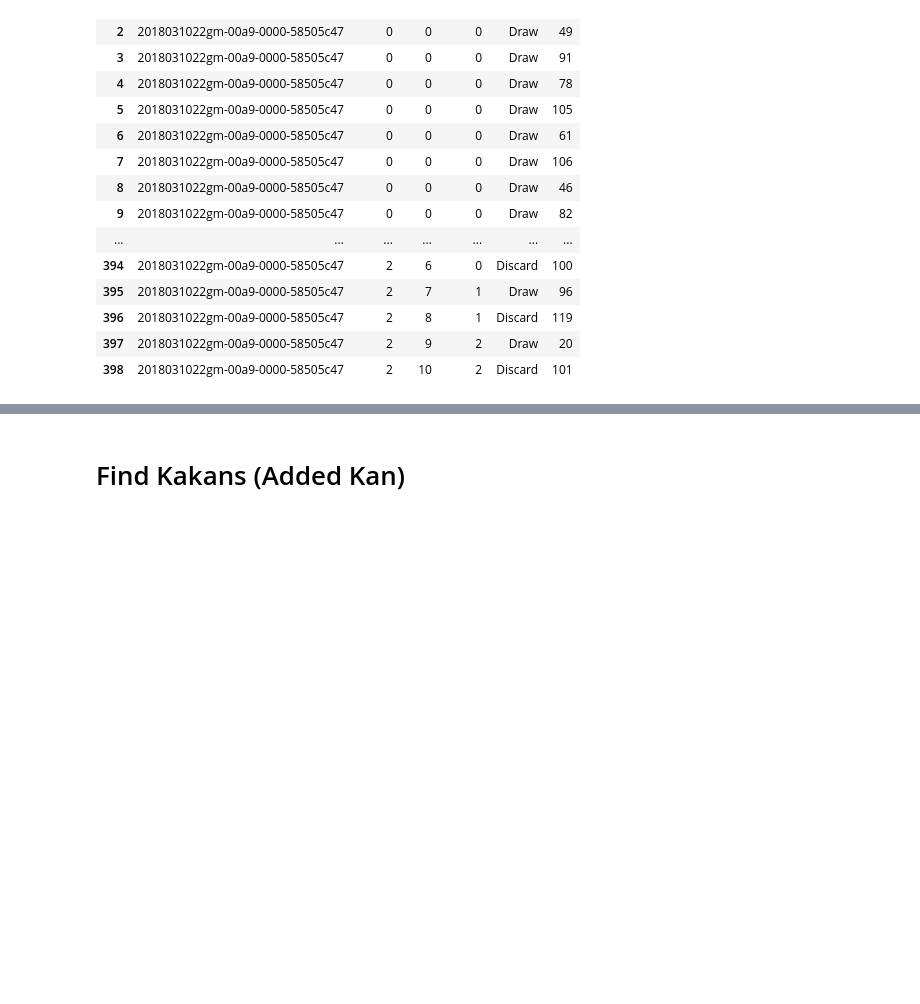
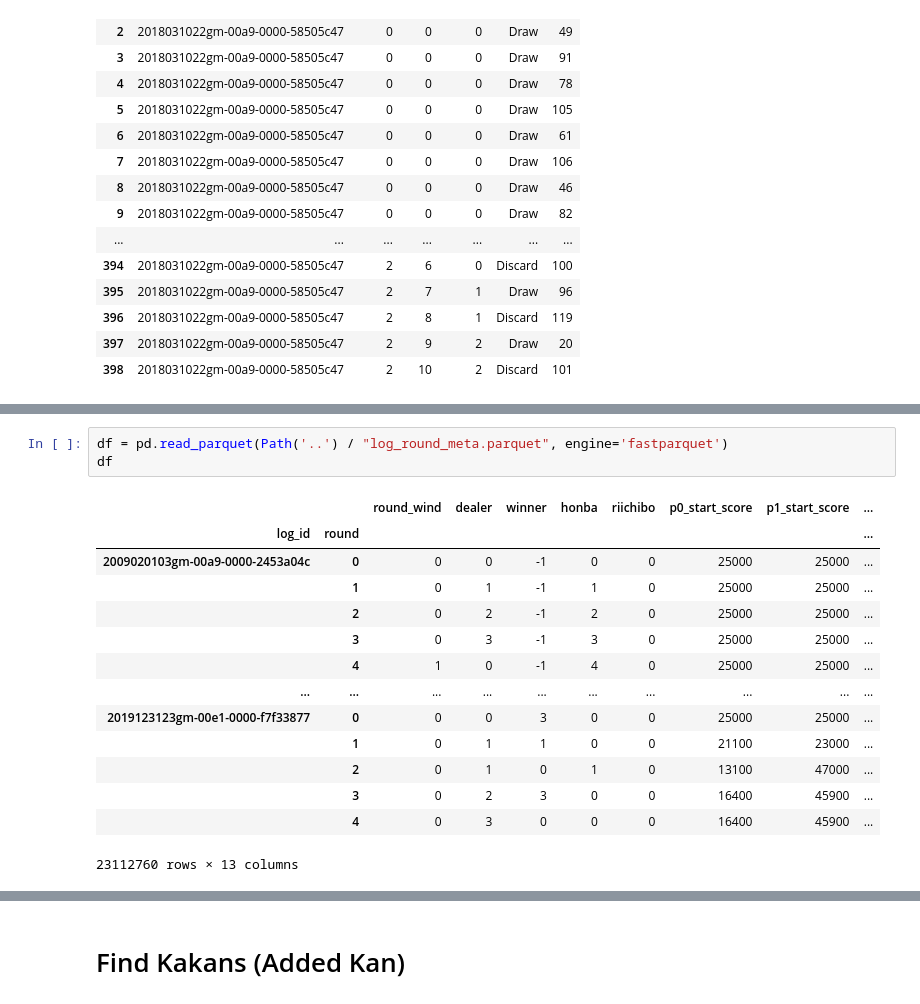
Before and after one commit to TrongTheAlpaca/mahjong_project, a Jupyter notebook: utilities/various_utilities.ipynb, the cells around one changed output, grey strips where cells are left out. Drawn from its saved outputs; the diff is of its cells as text; blank space fills up the shorter version.

```diff
--- a/utilities/various_utilities.ipynb
+++ b/utilities/various_utilities.ipynb
@@ -47,0 +69,18 @@ with pd.option_context('display.max_rows', 2500, 'display.max_columns', 10, 'dis
+# %%
+df = pd.read_parquet(Path('..') / "log_round_meta.parquet", engine='fastparquet')
+df
+# %% [output]
+|  |  | round_wind | dealer | winner | honba | riichibo | p0_start_score | p1_start_score | ... |
+| log_id | round |  |  |  |  |  |  |  | ... |
+| 2009020103gm-00a9-0000-2453a04c | 0 | 0 | 0 | -1 | 0 | 0 | 25000 | 25000 | ... |
+|  | 1 | 0 | 1 | -1 | 1 | 0 | 25000 | 25000 | ... |
+|  | 2 | 0 | 2 | -1 | 2 | 0 | 25000 | 25000 | ... |
+|  | 3 | 0 | 3 | -1 | 3 | 0 | 25000 | 25000 | ... |
+|  | 4 | 1 | 0 | -1 | 4 | 0 | 25000 | 25000 | ... |
+| ... | ... | ... | ... | ... | ... | ... | ... | ... | ... |
+| 2019123123gm-00e1-0000-f7f33877 | 0 | 0 | 0 | 3 | 0 | 0 | 25000 | 25000 | ... |
+|  | 1 | 0 | 1 | 1 | 0 | 0 | 21100 | 23000 | ... |
+|  | 2 | 0 | 1 | 0 | 1 | 0 | 13100 | 47000 | ... |
+|  | 3 | 0 | 2 | 3 | 0 | 0 | 16400 | 45900 | ... |
+|  | 4 | 0 | 3 | 0 | 0 | 0 | 16400 | 45900 | ... |
+23112760 rows × 13 columns
```
Also changed, not shown: parts of 5 cells of this notebook, 5 other files.
